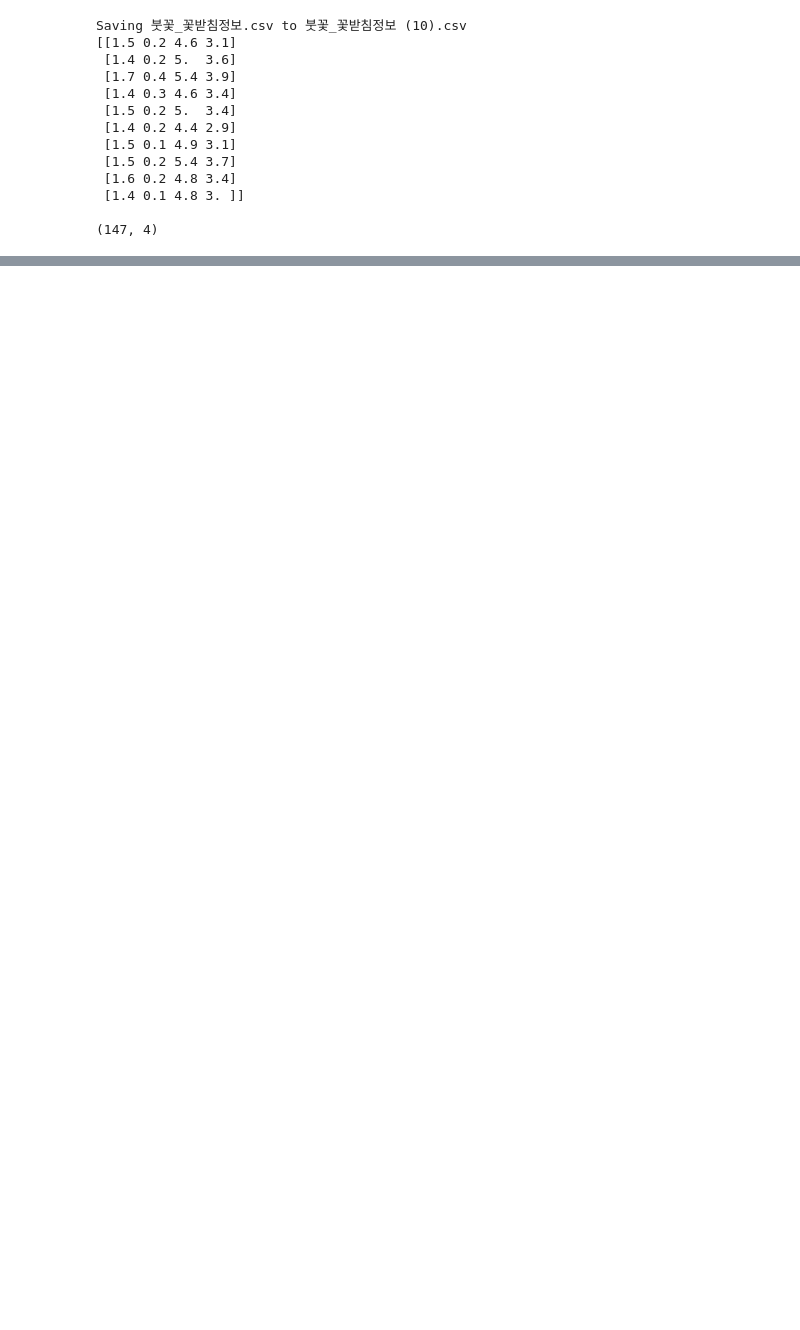
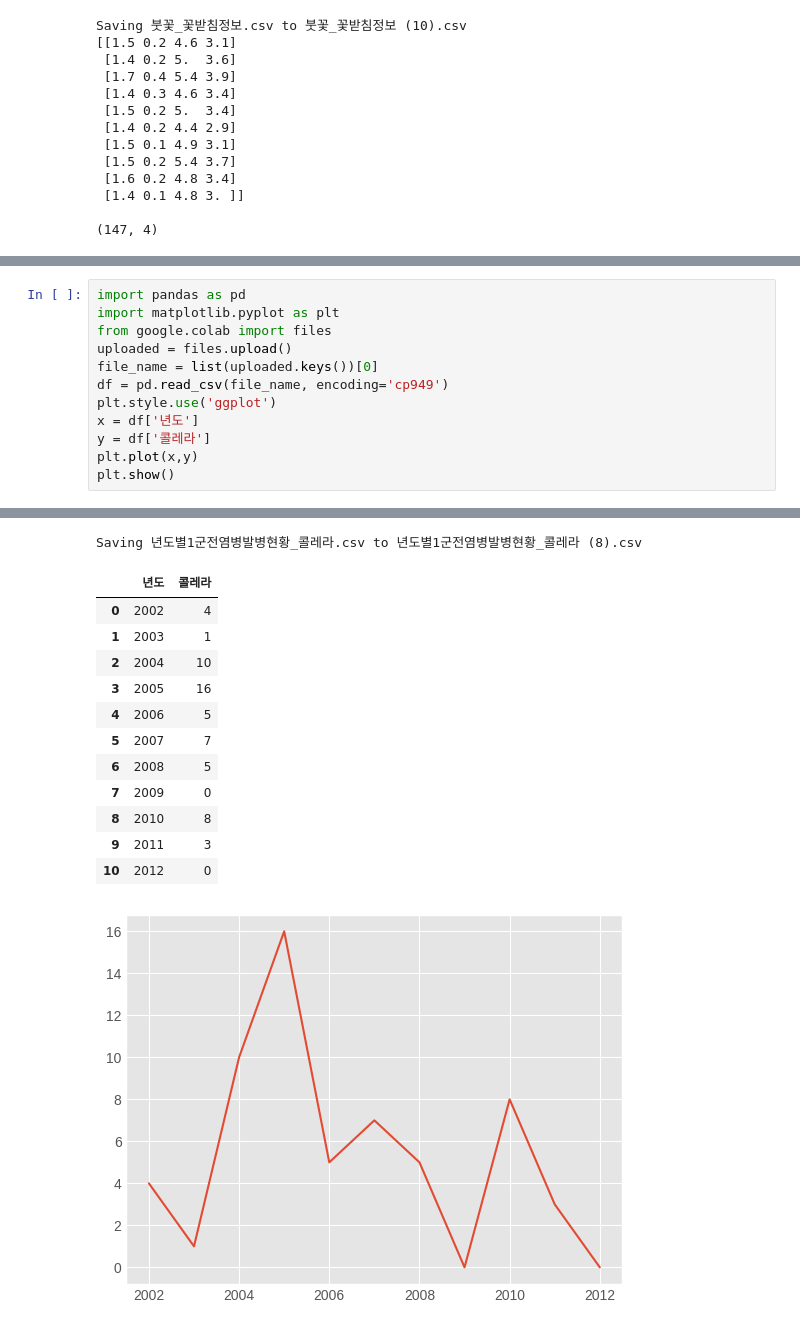
Before and after one commit to sm1118sm/DA, a Jupyter notebook: numpy.ipynb, the cells around one changed output, grey strips where cells are left out. Drawn from its saved outputs; the diff is of its cells as text; blank space fills up the shorter version.

Commit message:
Colab을 통해 생성됨

```diff
--- a/numpy.ipynb
+++ b/numpy.ipynb
@@ -68,0 +74,13 @@ plt.show()
+# %%
+import pandas as pd
+import matplotlib.pyplot as plt
+from google.colab import files
+uploaded = files.upload()
+file_name = list(uploaded.keys())[0]
+df = pd.read_csv(file_name, encoding='cp949')
+plt.style.use('ggplot')
+x = df['년도']
+y = df['콜레라']
+plt.plot(x,y)
+plt.show()
+# %% [output]
@@ -68,0 +88,14 @@ plt.show()
+Saving 년도별1군전염병발병현황_콜레라.csv to 년도별1군전염병발병현황_콜레라 (8).csv
+|  | 년도 | 콜레라 |
+| 0 | 2002 | 4 |
+| 1 | 2003 | 1 |
+| 2 | 2004 | 10 |
+| 3 | 2005 | 16 |
+| 4 | 2006 | 5 |
+| 5 | 2007 | 7 |
+| 6 | 2008 | 5 |
+| 7 | 2009 | 0 |
+| 8 | 2010 | 8 |
+| 9 | 2011 | 3 |
+| 10 | 2012 | 0 |
+[figure, added]
```
Also changed, not shown: parts of 3 cells of this notebook.
